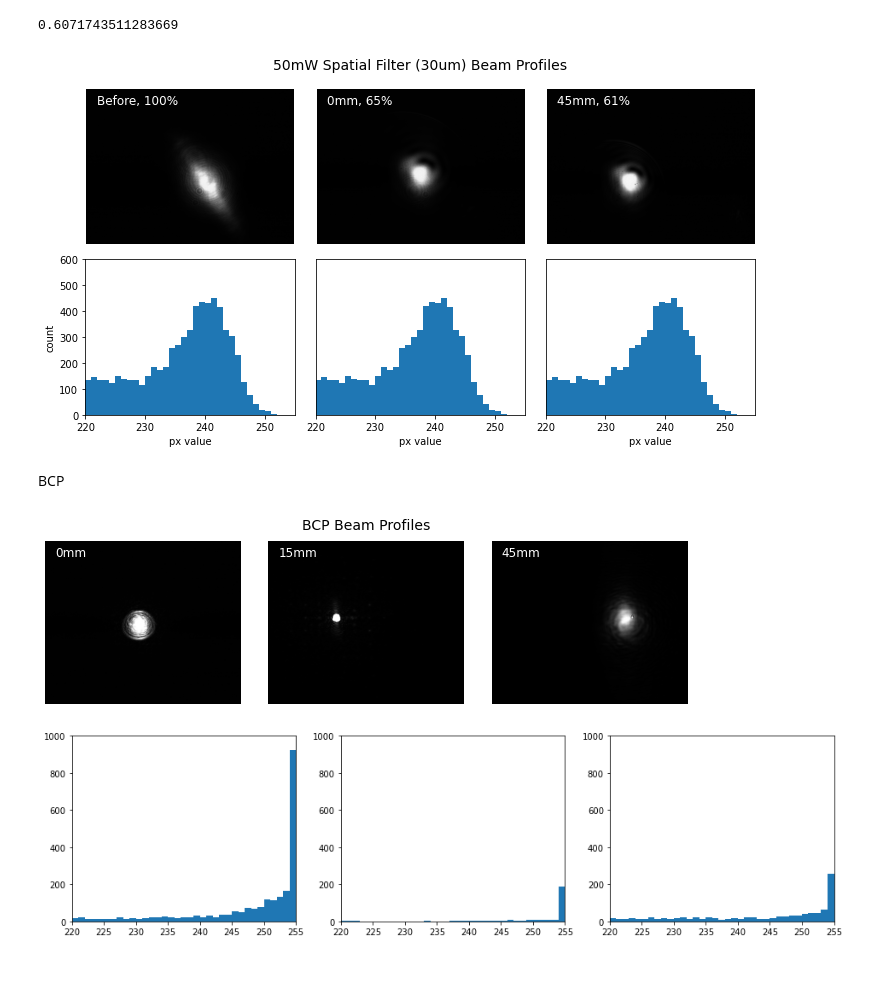
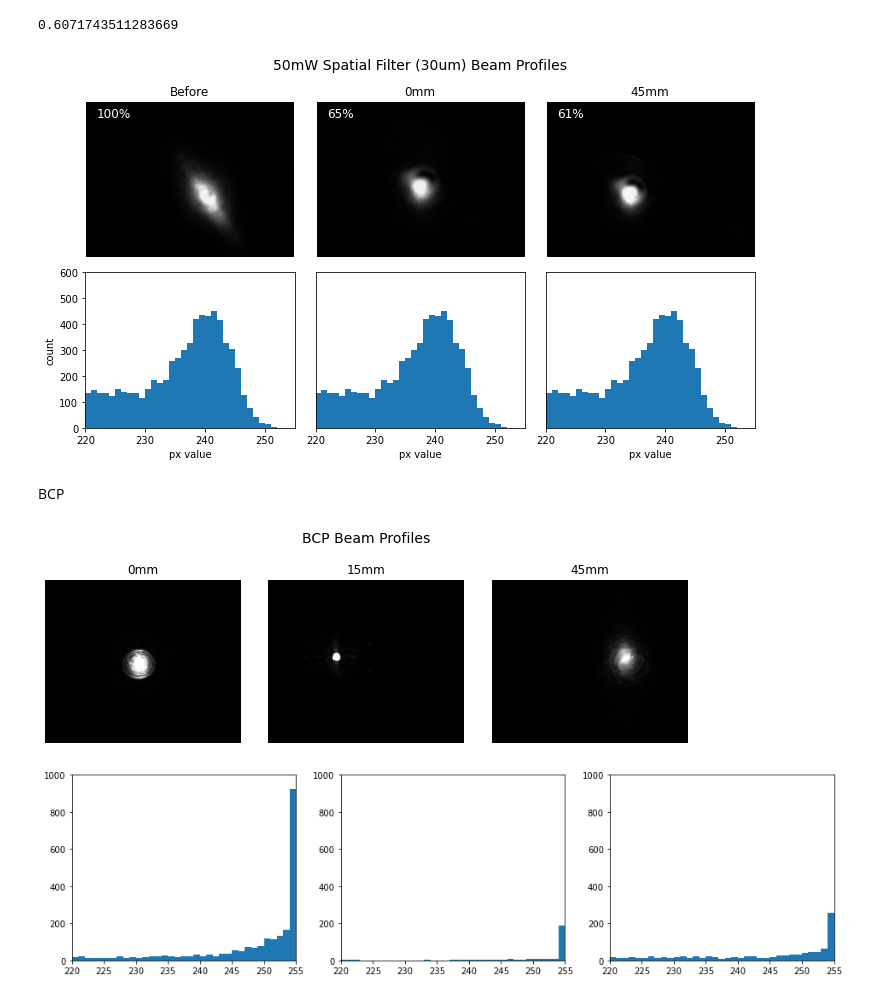
Before and after one commit to charlies-b/int_image_processing, a Jupyter notebook: image-processing-figures.ipynb, the cells around one changed output. Cells and saved outputs as stored; diff of their text form; code cells hidden in the pictures; blank space fills up the shorter version.

Commit message:
figures

```diff
--- a/image-processing-figures.ipynb
+++ b/image-processing-figures.ipynb
@@ -80,8 +80,8 @@ power = np.round(sums/sums[0]*100,0)
 for ii, ax in enumerate(axes[0,:]):
     ax.imshow(ims[ii], cmap='gray', vmin=0, vmax=255)
     ax.set_axis_off()
-    ax.text(0.05,0.9,labels[ii]+', '+str(int(power[ii]))+'%', transform=ax.transAxes, color='w', fontsize=12)
-#     ax.text(0.98,0.9, str(int(power[ii]))+'%', transform=ax.transAxes, color='w', fontsize=12, weight='bold', horizontalalignment='right')
+    ax.set_title(labels[ii])
+    ax.text(0.05,0.9, str(int(power[ii]))+'%', transform=ax.transAxes, color='w', fontsize=12)
 for ii, ax in enumerate(axes[1,:]):
     ax.hist(px1 , bins=bins)
     ax.set_xlim((220,255))
@@ -92,13 +92,12 @@ axes[1,0].set_ylabel("count")
 axes[1,1].set_yticks([])
 axes[1,2].set_yticks([])
 
-# axes[0,0].set_title('30um Spatial Filter Profiles', fontsize=14, horizontalalignment='right')
-plt.suptitle('50mW Spatial Filter (30um) Beam Profiles', x=(fig.subplotpars.left+fig.subplotpars.right)/2, fontsize=14, y=0.95)
+plt.suptitle('50mW Spatial Filter (30um) Beam Profiles', x=(fig.subplotpars.left+fig.subplotpars.right)/2, fontsize=14)
 plt.subplots_adjust(wspace=0.1, hspace=0.1)
 plt.savefig('out.png', dpi=500)
 plt.show()
 # %% [output]
-[figure, old version]
+[figure, new version]
 # %% [markdown]
 BCP
 # %%
@@ -119,22 +118,23 @@ with open(name3+'/int_image','rb') as fp:
     buff = fp.read()
     im3 = get_image(buff, dim)
 # %%
-fig, ax = plt.subplots(1,3, figsize=(12,3))
+fig, ax = plt.subplots(1,3, figsize=(12,3), tight_layout=False)
 ims=[im1,im2,im3]
 labels = '0mm','15mm','45mm'
 for ii, im in enumerate(ims):
     ax[ii].imshow(im, cmap='gray', vmin=0, vmax=255)
     ax[ii].set_xlim([500,1100])
     ax[ii].set_ylim([200,700])
     ax[ii].set_axis_off()
-    ax[ii].text(0.05,0.9,labels[ii], transform=ax[ii].transAxes, color='w', fontsize=12)
-fig.suptitle('BCP profiles')
-plt.suptitle('BCP Beam Profiles', x=(fig.subplotpars.left+fig.subplotpars.right)/2, fontsize=14 )
+#     ax[ii].text(0.5,0.9,labels[ii], transform=ax[ii].transAxes, color='w', fontsize=12, horizontalalignment='center')
+    ax[ii].set_title(labels[ii])
+
+plt.suptitle('BCP Beam Profiles', x=(fig.subplotpars.left+fig.subplotpars.right)/2, fontsize=14, y=1.1)
 
 plt.subplots_adjust(wspace=0, hspace=0)
-plt.savefig('out.png', dpi=500)
+plt.savefig('out.png', dpi=500, bbox_inches='tight')
 # %% [output]
-[figure, old version]
+[figure, new version]
 # %%
 px1 = np.ndarray.flatten(im1)
 px2 = np.ndarray.flatten(im2)
```
